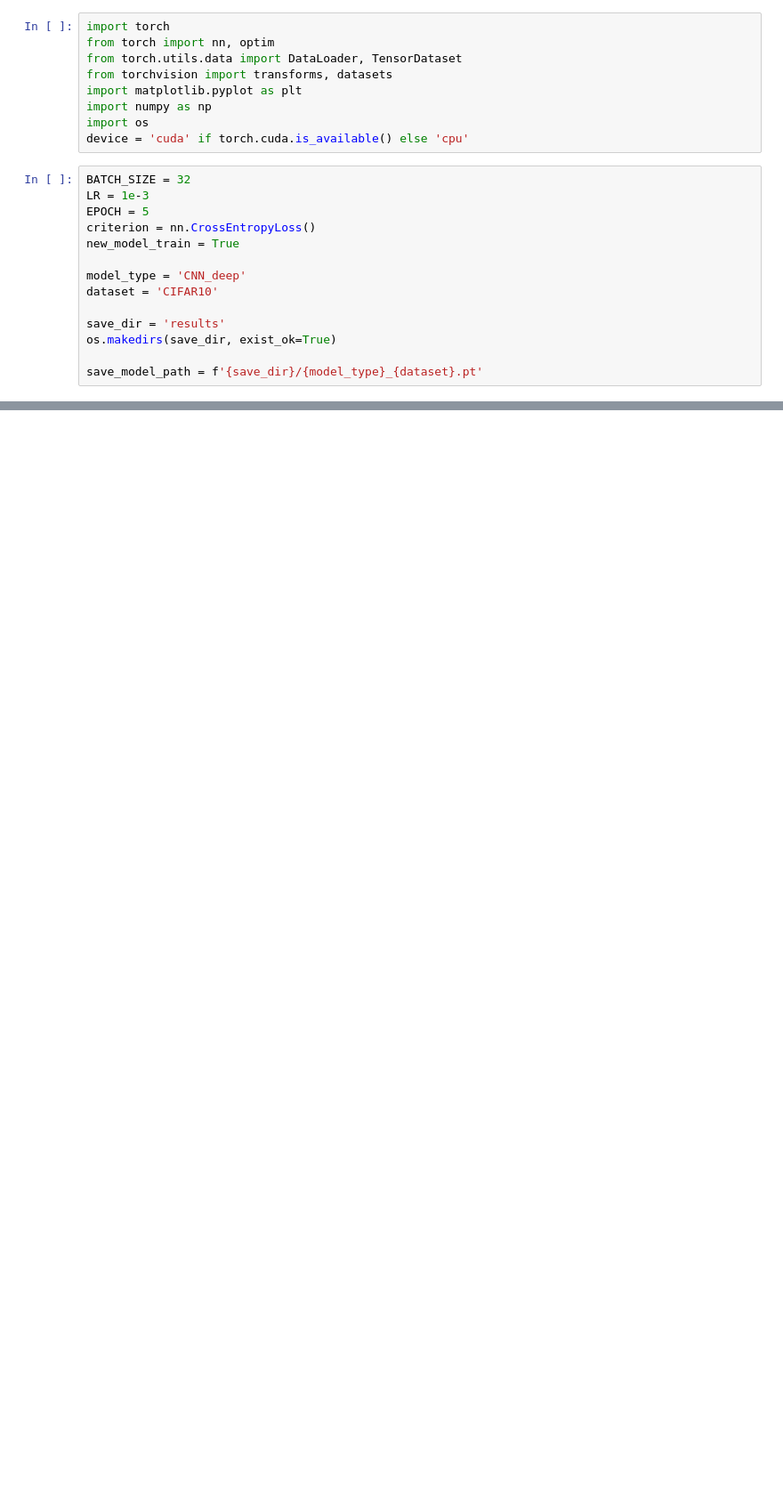
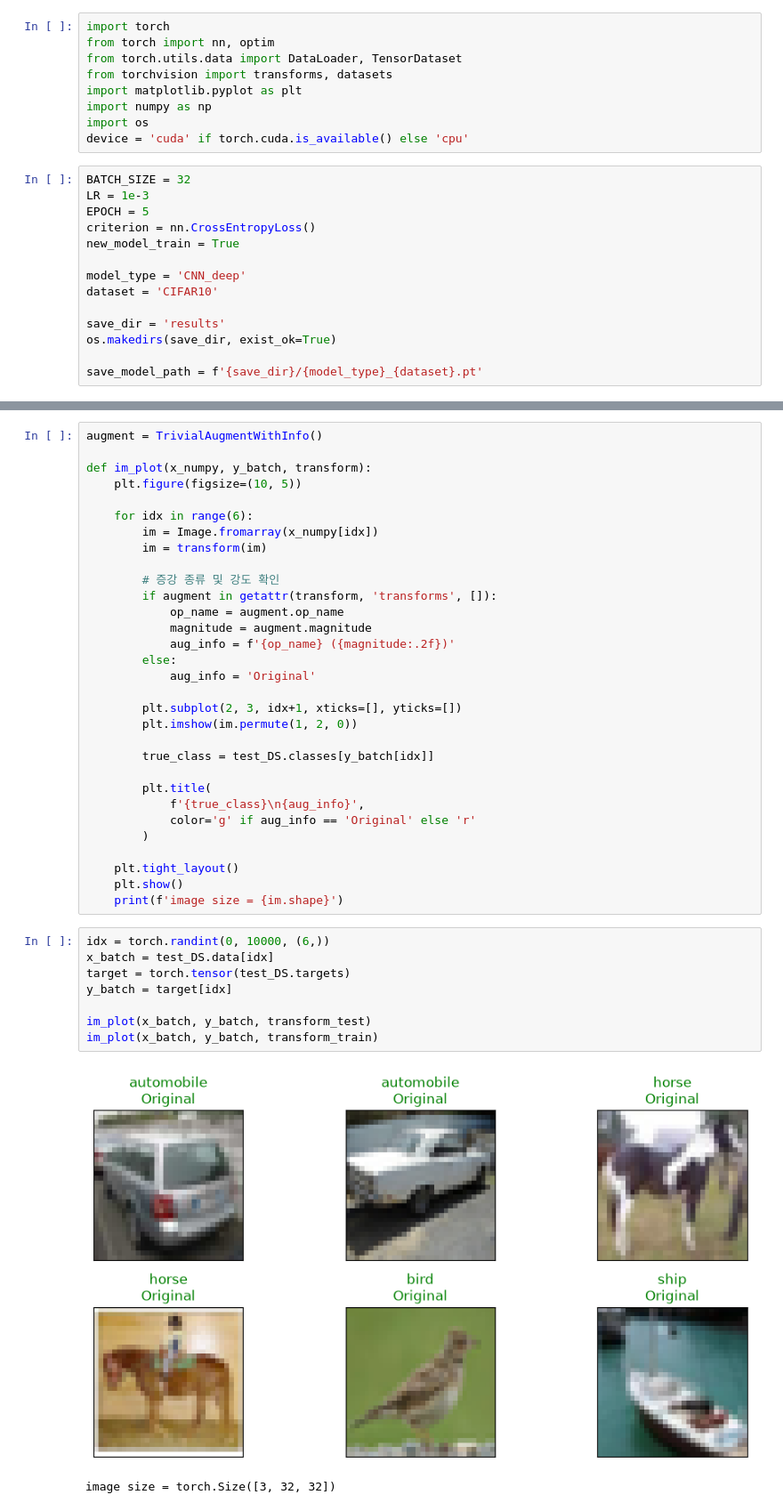
Before and after one commit to TemplariParu/PyTorch, a Jupyter notebook: 06.Dropout/01.test.ipynb, the cells around one changed output, grey strips where cells are left out. Shown at 89% size. Drawn from its saved outputs; the diff is of its cells as text; blank space fills up the shorter version.

```diff
--- a/06.Dropout/01.test.ipynb
+++ b/06.Dropout/01.test.ipynb
@@ -205,0 +317,42 @@ image size= torch.Size([3, 32, 32])
+# %%
+augment = TrivialAugmentWithInfo()
+
+def im_plot(x_numpy, y_batch, transform):
+    plt.figure(figsize=(10, 5))
+
+    for idx in range(6):
+        im = Image.fromarray(x_numpy[idx])
+        im = transform(im)
+
+        # 증강 종류 및 강도 확인
+        if augment in getattr(transform, 'transforms', []):
+            op_name = augment.op_name
+            magnitude = augment.magnitude
+            aug_info = f'{op_name} ({magnitude:.2f})'
+        else:
+            aug_info = 'Original'
+
+        plt.subplot(2, 3, idx+1, xticks=[], yticks=[])
+        plt.imshow(im.permute(1, 2, 0))
+
+        true_class = test_DS.classes[y_batch[idx]]
+
+        plt.title(
+            f'{true_class}\n{aug_info}',
+            color='g' if aug_info == 'Original' else 'r'
+        )
+
+    plt.tight_layout()
+    plt.show()
+    print(f'image size = {im.shape}')
+# %%
+idx = torch.randint(0, 10000, (6,))
+x_batch = test_DS.data[idx]
+target = torch.tensor(test_DS.targets)
+y_batch = target[idx]
+
+im_plot(x_batch, y_batch, transform_test)
+im_plot(x_batch, y_batch, transform_train)
+# %% [output]
+[figure, added]
+image size = torch.Size([3, 32, 32])
```
Also changed, not shown: parts of 10 cells of this notebook, 2 other files.
